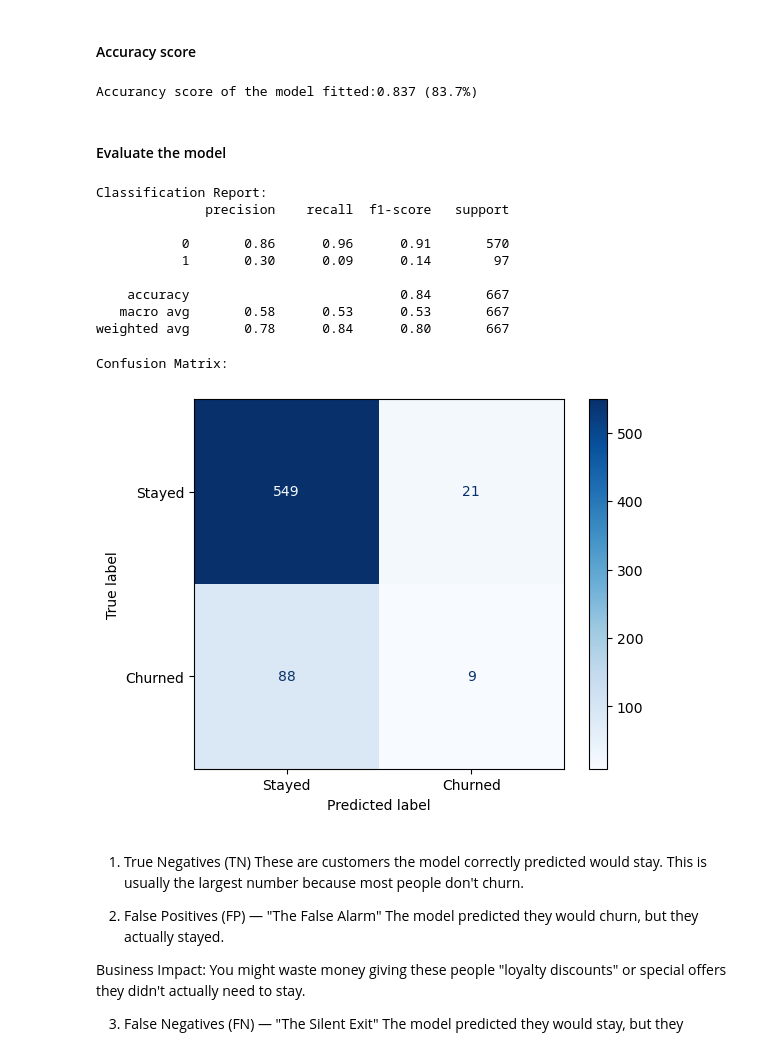
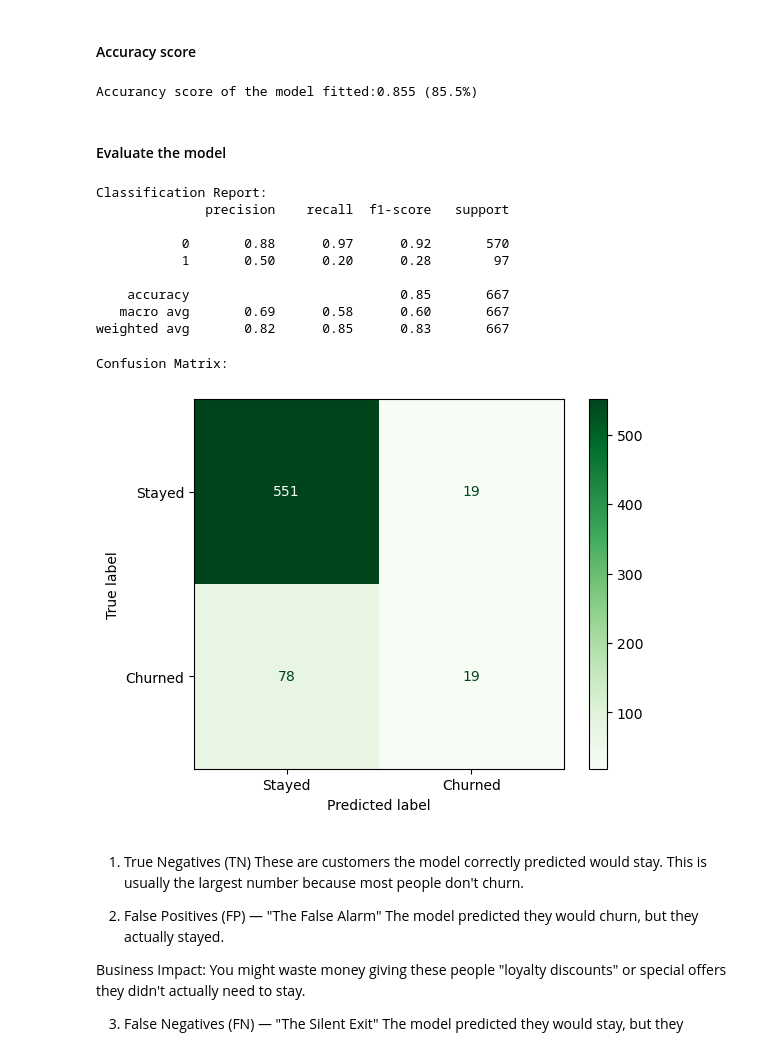
Before and after one commit to geoffreykemboi/phase3project, a Jupyter notebook: notebook/index1.ipynb, the cells around one changed output. Drawn from its saved outputs; the diff is of its cells as text; code cells hidden in the pictures.

```diff
--- a/notebook/index1.ipynb
+++ b/notebook/index1.ipynb
@@ -260,10 +260,8 @@ from sklearn.preprocessing import StandardScaler
 scaler = StandardScaler()
 
 cols_to_scale = ['state', 'account length', 'international plan', 'voice mail plan', 'number vmail messages',
-                 'total day minutes', 'total day calls', 'total day charge',
-                 'total eve minutes', 'total eve calls', 'total eve charge',
-                 'total night minutes', 'total night calls', 'total night charge',
-                 'total intl minutes', 'total intl calls', 'total intl charge',
+                 'total day minutes', 'total day calls', 'total eve minutes', 'total eve calls',
+                 'total night minutes', 'total night calls', 'total intl minutes', 'total intl calls',
                  'customer service calls']
 
 X = df2[cols_to_scale]
@@ -370,7 +364,7 @@ accuracy_on_churn = accuracy_score(y_test,y_pred)
 
 print(f'Accurancy score of the model fitted:{accuracy_on_churn:.3f} ({accuracy_on_churn*100:.1f}%)')
 # %% [output]
-Accurancy score of the model fitted:0.837 (83.7%)
+Accurancy score of the model fitted:0.855 (85.5%)
 # %% [markdown]
 #### Evaluate the model
 # %%
@@ -385,22 +379,22 @@ print(classification_report(y_test, y_pred))
 Classification Report:
               precision    recall  f1-score   support
 
-           0       0.86      0.96      0.91       570
-           1       0.30      0.09      0.14        97
+           0       0.88      0.97      0.92       570
+           1       0.50      0.20      0.28        97
 
-    accuracy                           0.84       667
-   macro avg       0.58      0.53      0.53       667
-weighted avg       0.78      0.84      0.80       667
+    accuracy                           0.85       667
+   macro avg       0.69      0.58      0.60       667
+weighted avg       0.82      0.85      0.83       667
 # %%
 # Visual Confusion Matrix
 print("\nConfusion Matrix:")
 cm = confusion_matrix(y_test, y_pred)
 disp = ConfusionMatrixDisplay(confusion_matrix=cm, display_labels=['Stayed', 'Churned'])
-disp.plot(cmap='Blues')
+disp.plot(cmap='Greens')
 plt.show()
 # %% [output]
 Confusion Matrix:
-[figure, old version]
+[figure, new version]
 # %% [markdown]
 1. True Negatives (TN)
 These are customers the model correctly predicted would stay. This is usually the largest number because most people don't churn.
```
Also changed, not shown: parts of 12 cells of this notebook, 1 other file.
